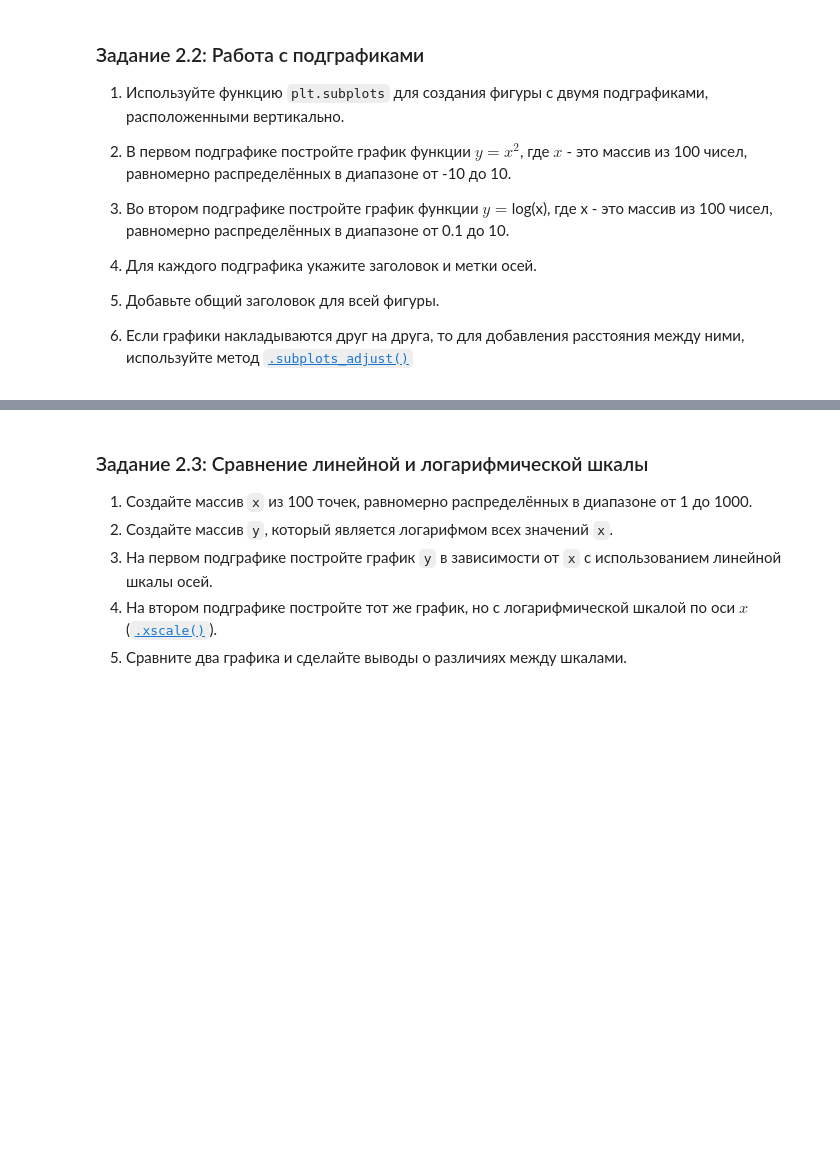
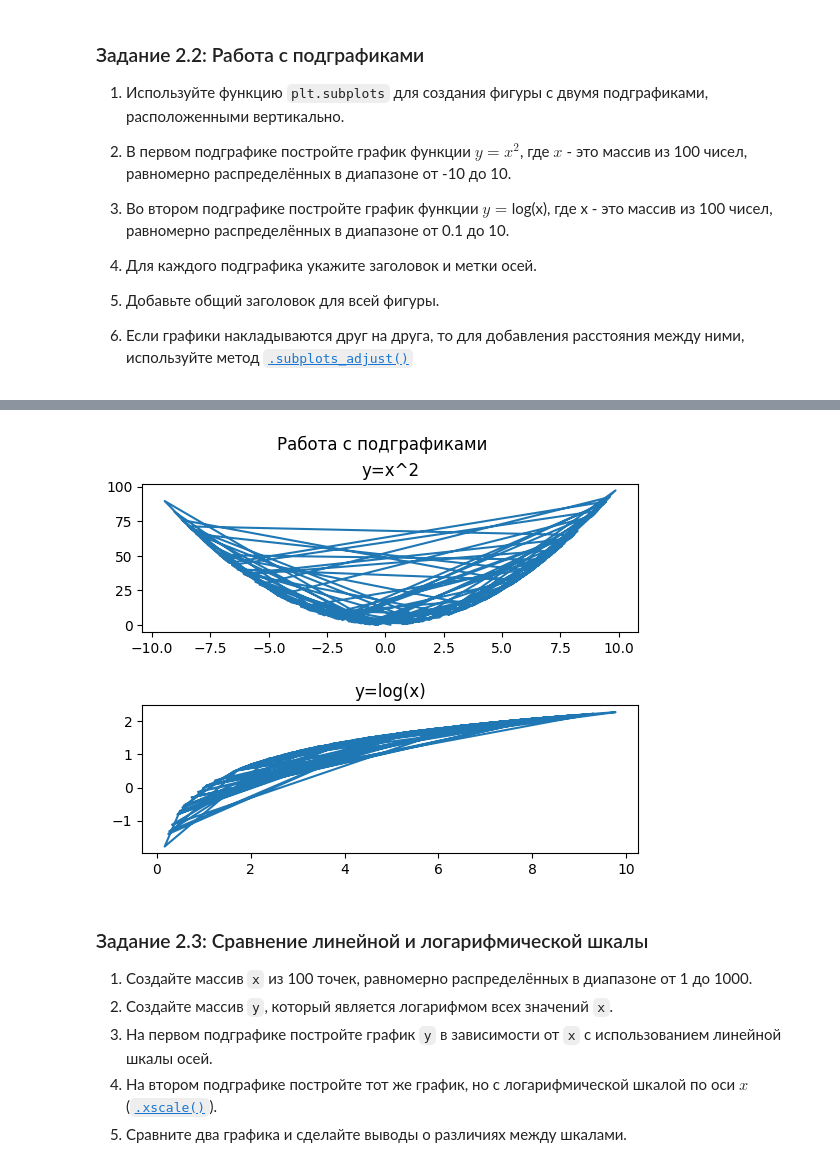
Before and after one commit to mixa15341/Data_Minimg, a Jupyter notebook: 3. Библиотеки Matplotlib, Plotly/Практическая_работа_№3_Matplotlib_Plotly.ipynb, the cells around one changed output, grey strips where cells are left out. Cells and saved outputs as stored; diff of their text form; code cells hidden in the pictures; blank space fills up the shorter version.

```diff
--- a/3. Библиотеки Matplotlib, Plotly/Практическая_работа_№3_Matplotlib_Plotly.ipynb
+++ b/3. Библиотеки Matplotlib, Plotly/Практическая_работа_№3_Matplotlib_Plotly.ipynb
@@ -261,6 +271,21 @@ np.savetxt('data.txt', data, delimiter=' ')
 # Ваш код
 # %% [markdown]
 ![image.png](embedded-picture-1)
+# %%
+x = np.random.uniform(-10,10,100)
+x_sq=x**2
+fig, axes = plt.subplots(2,1)
+axes[0].plot(x, x_sq)
+axes[0].set_title('y=x^2')
+
+
+x = np.random.uniform(0.1,10,100)
+axes[1].plot(x,np.log(x))
+axes[1].set_title('y=log(x)')
+plt.suptitle('Работа с подграфиками')
+plt.subplots_adjust(hspace=0.5)
+# %% [output]
+[figure, added]
 # %% [markdown]
 ### Задание 2.3: Сравнение линейной и логарифмической шкалы
 
```
Also changed, not shown: parts of 6 cells of this notebook.
